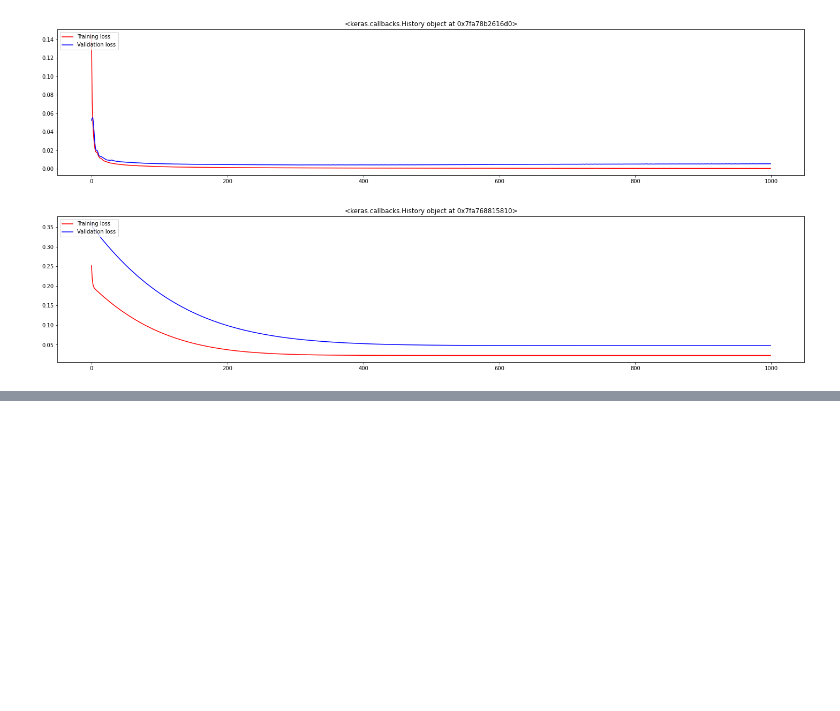
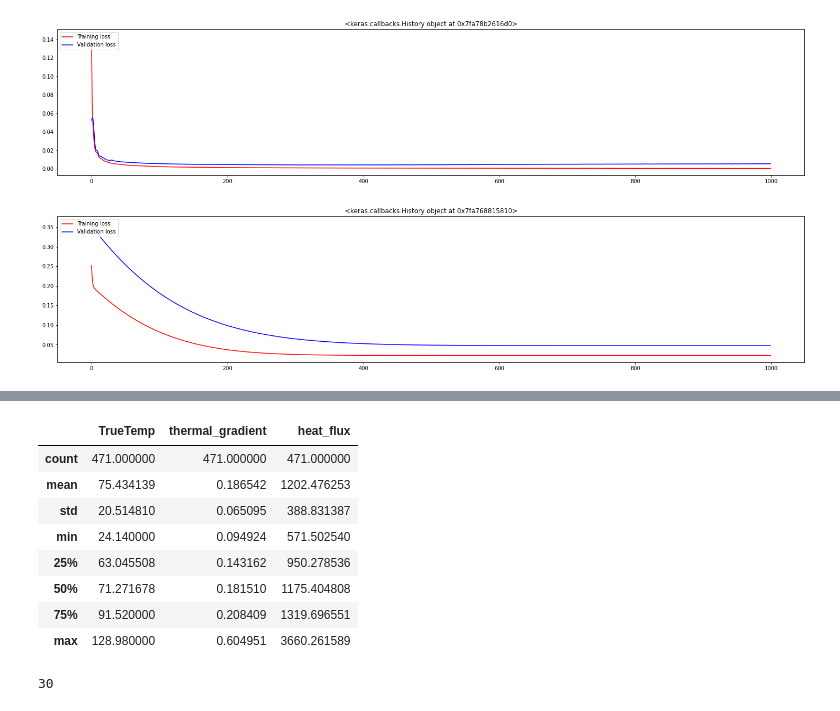
Before and after one commit to Softypo/2021_GTXdatathon, a Jupyter notebook: TM_go.ipynb, the cells around one changed output, grey strips where cells are left out. Cells and saved outputs as stored; diff of their text form; code cells hidden in the pictures; blank space fills up the shorter version.

```diff
--- a/TM_go.ipynb
+++ b/TM_go.ipynb
@@ -1044,0 +1317,20 @@ test[['UWI','TrueTemp']].to_csv('predictions.csv')
+# %%
+data[data['Field']==1][['TrueTemp','thermal_gradient','heat_flux']].describe()
+# %% [output]
+|  | TrueTemp | thermal_gradient | heat_flux |
+| count | 471.000000 | 471.000000 | 471.000000 |
+| mean | 75.434139 | 0.186542 | 1202.476253 |
+| std | 20.514810 | 0.065095 | 388.831387 |
+| min | 24.140000 | 0.094924 | 571.502540 |
+| 25% | 63.045508 | 0.143162 | 950.278536 |
+| 50% | 71.271678 | 0.181510 | 1175.404808 |
+| 75% | 91.520000 | 0.208409 | 1319.696551 |
+| max | 128.980000 | 0.604951 | 3660.261589 |
+# %%
+duvernay = data[data['Field']==1]
+
+temp = duvernay[duvernay['TrueTemp']>110] # 3rd Quartile of True Temp
+duvernay_prospectives = temp[temp['heat_flux']>388] # Standard Deviation for Heat Flux
+len(duvernay_prospectives)
+# %% [output]
+30
```
Also changed, not shown: parts of 87 cells of this notebook.
